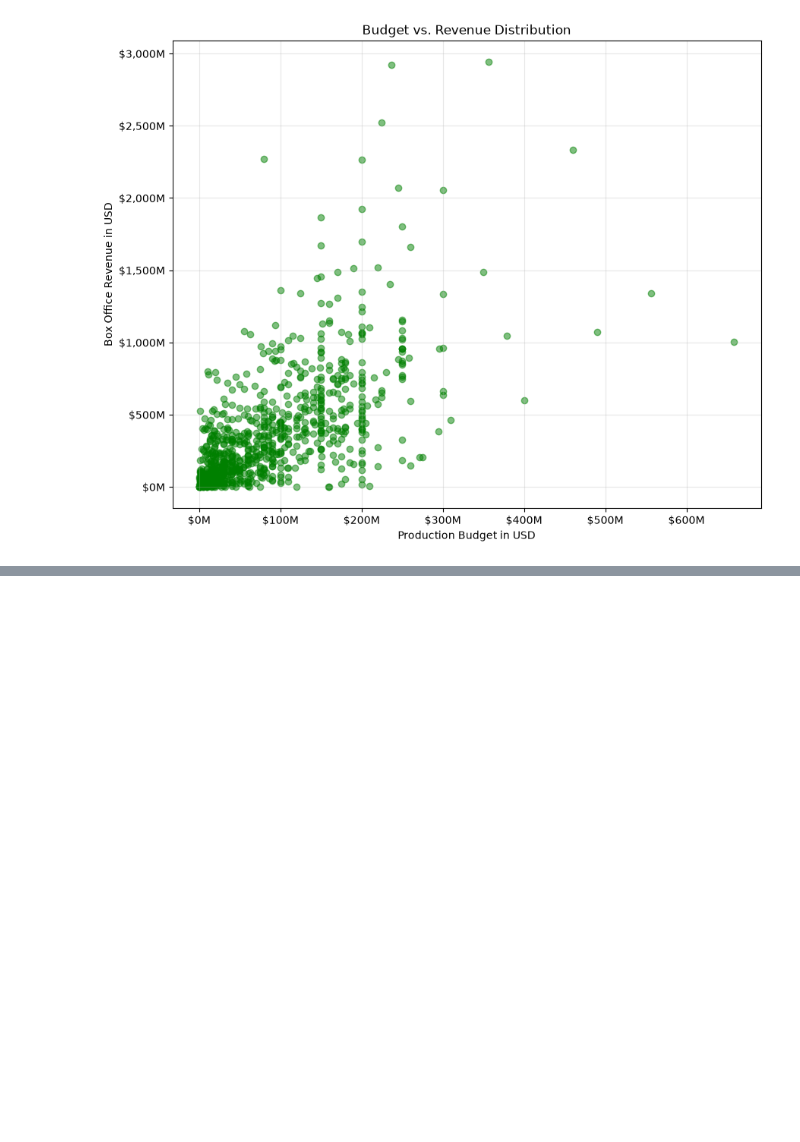
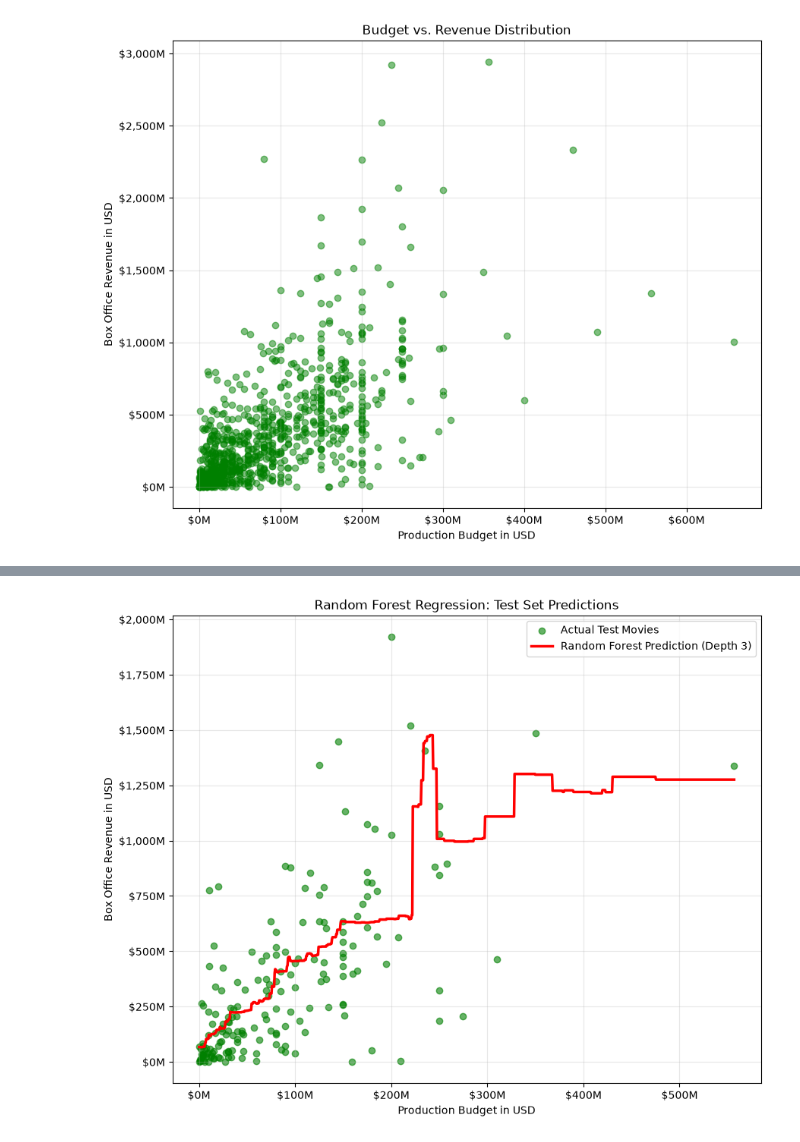
Before and after one commit to phqsmophobia/Data-Science-Portfolio-On-Movies, a Jupyter notebook: RandomForestTree.ipynb, the cells around one changed output, grey strips where cells are left out. Drawn from its saved outputs; the diff is of its cells as text; code cells hidden in the pictures; blank space fills up the shorter version.

Commit message:
Finish up rft and added more advanced versions of the models for comparing on the website

```diff
--- a/RandomForestTree.ipynb
+++ b/RandomForestTree.ipynb
@@ -57,0 +62,11 @@ max    $658,800,000.00  $2,942,649,778.00
+# %%
+from sklearn.model_selection import train_test_split
+
+# define input and target
+x = movies[["budget"]]
+y = movies["revenue"]
+
+# 80/20 split using random_state=42 to match Linear Regression & Decision Tree
+xtrainingset, xtestingset, ytrainingset, ytestingset = train_test_split( x, y, test_size=0.2, random_state=42)
+print(f"Training movies: {len(xtrainingset)}")
+print(f"Testing movies:  {len(xtestingset)}")
@@ -57,0 +152,33 @@ max    $658,800,000.00  $2,942,649,778.00
+# %%
+# find lowest and highest budgets in the test set
+minbudget = xtestingset["budget"].min()
+maxbudget = xtestingset["budget"].max()
+
+# create 1,000 evenly spaced budget points for a smooth step curve
+budgetrange = np.linspace(minbudget, maxbudget, 1000)
+budgetgrid = pand.DataFrame({"budget": budgetrange})
+gridpred= model.predict(budgetgrid)
+
+numsformatter = FuncFormatter(lambda x, pos: f"${x / 1_000_000:,.0f}M")
+
+plot.figure(figsize=(10, 8))
+plot.scatter(
+    xtestingset["budget"],
+    ytestingset,
+    alpha=0.6,
+    color="green",
+    label="Actual Test Movies",
+)
+#plot the details
+plot.plot(budgetgrid["budget"], gridpred, color="red", linewidth=2.5, label=f"Random Forest Prediction (Depth {bestdepth})",)
+plot.gca().xaxis.set_major_formatter(numsformatter)
+plot.gca().yaxis.set_major_formatter(numsformatter)
+
+plot.xlabel("Production Budget in USD")
+plot.ylabel("Box Office Revenue in USD")
+plot.title("Random Forest Regression: Test Set Predictions")
+plot.legend()
+plot.grid(True, alpha=0.3)
+plot.show()
+# %% [output]
+[figure, added]
```
Also changed, not shown: parts of 9 cells of this notebook, 5 other files.
